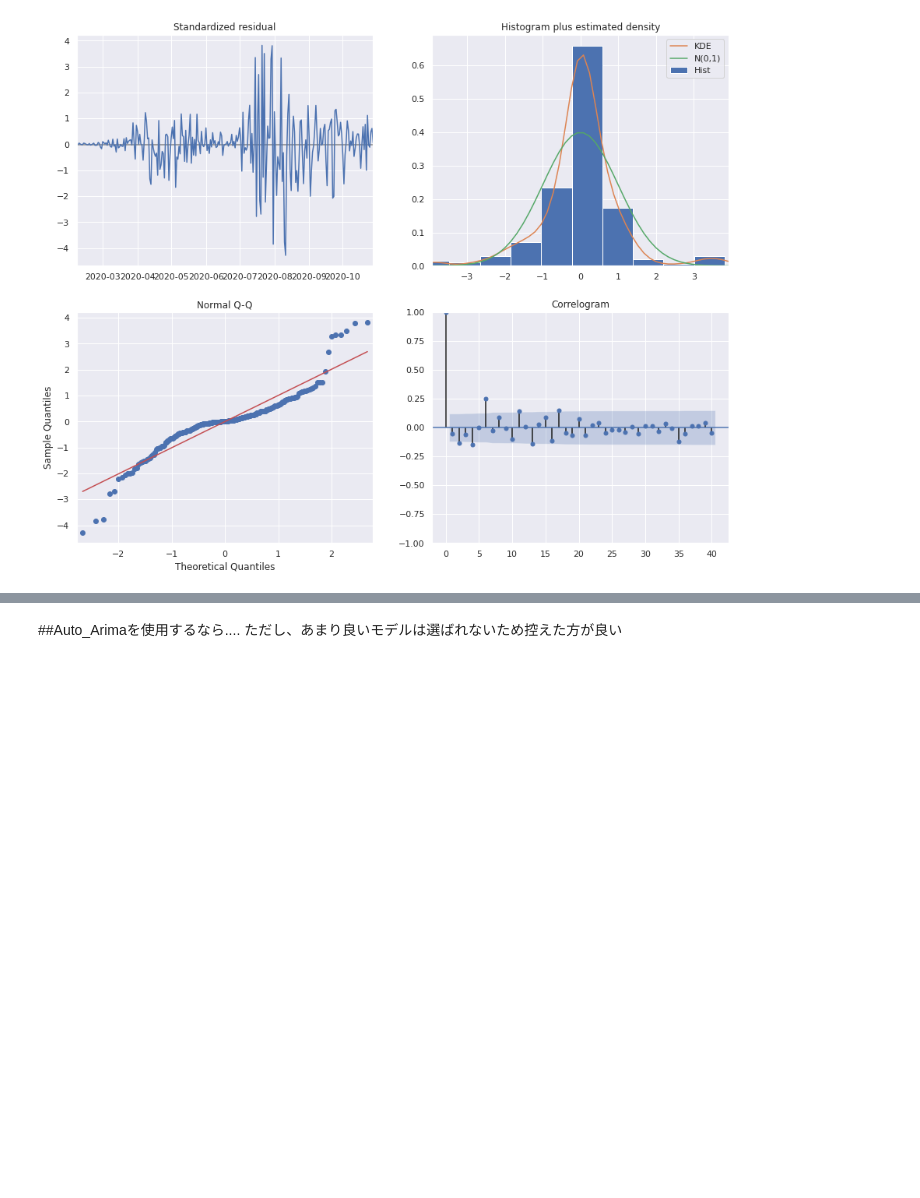
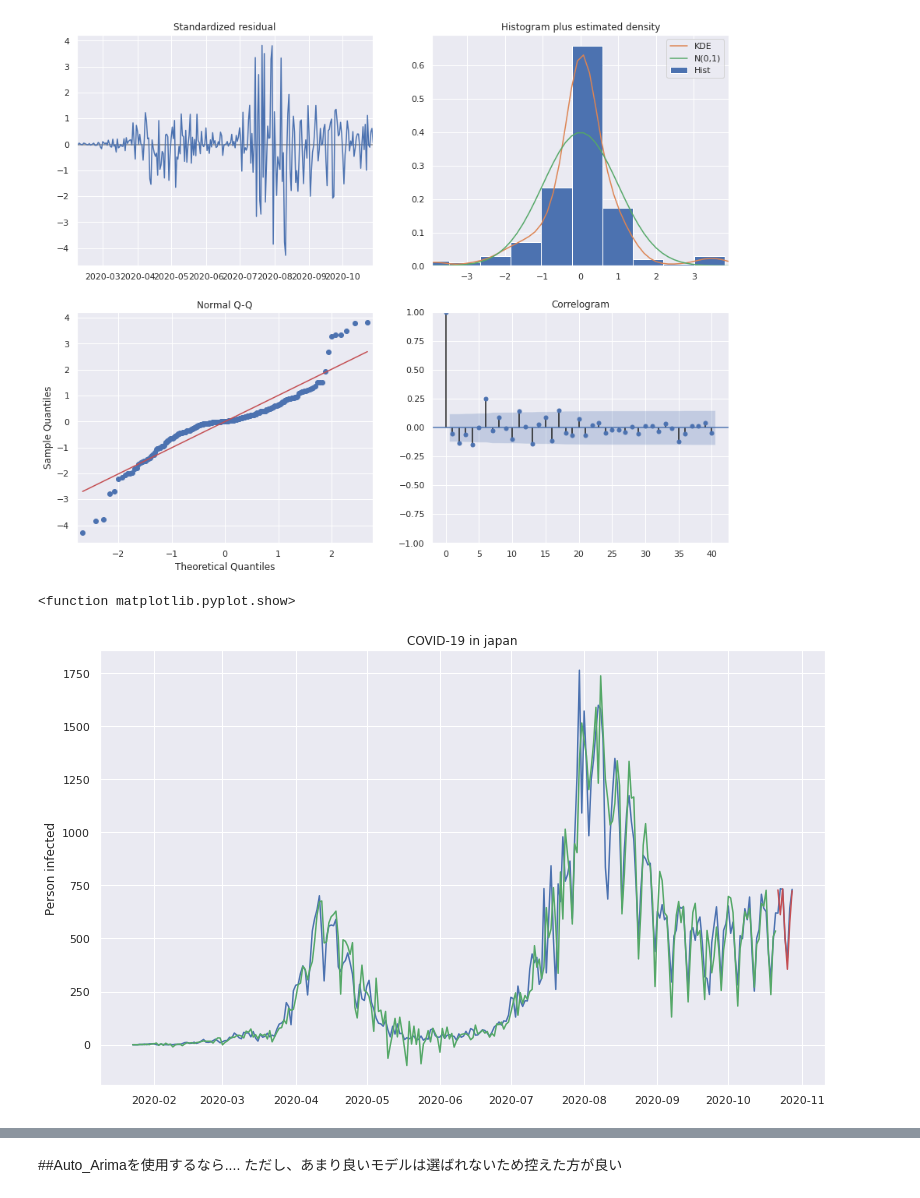
Before and after one commit to NaokiDohi/sarima_covid-19, a Jupyter notebook: sarima_senior_thesis.ipynb, the cells around one changed output, grey strips where cells are left out. Cells and saved outputs as stored; diff of their text form; code cells hidden in the pictures; blank space fills up the shorter version.

```diff
--- a/sarima_senior_thesis.ipynb
+++ b/sarima_senior_thesis.ipynb
@@ -417,3 +422,20 @@ fig = plot_pacf(sarima_resid, lags=40, ax=ax2);
 sarima.plot_diagnostics(figsize=(15,12),lags=40);
 # %% [output]
 [figure]
+# %%
+plt.figure(figsize=(13, 8))
+plt.plot(daily_japan_diff)
+sarima_pred_train = sarima.predict('2020-01-23', '2020-10-21')
+plt.plot(sarima_pred_train, c="g")
+sarima_pred = sarima.predict('2020-10-22', '2020-10-28')
+plt.plot(sarima_pred, c="r")
+#arima_eval = arima.predict('2020-10-15', '2020-10-21')
+#plt.plot(arima_eval, c="g")
+
+plt.title('COVID-19 in japan')
+plt.grid(True)
+plt.ylabel('Person infected')
+plt.show
+# %% [output]
+<function matplotlib.pyplot.show>
+[figure, added]
```
Also changed, not shown: parts of 4 cells of this notebook.
